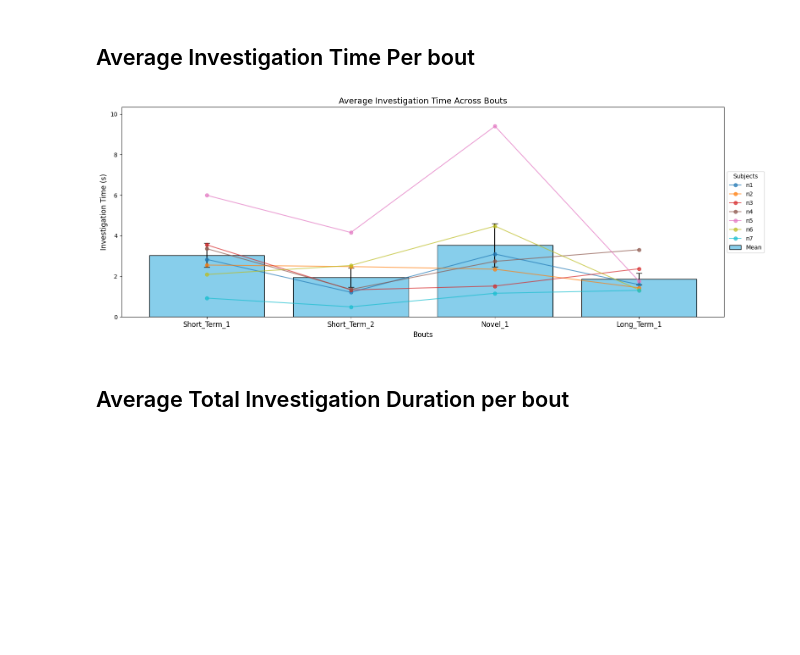
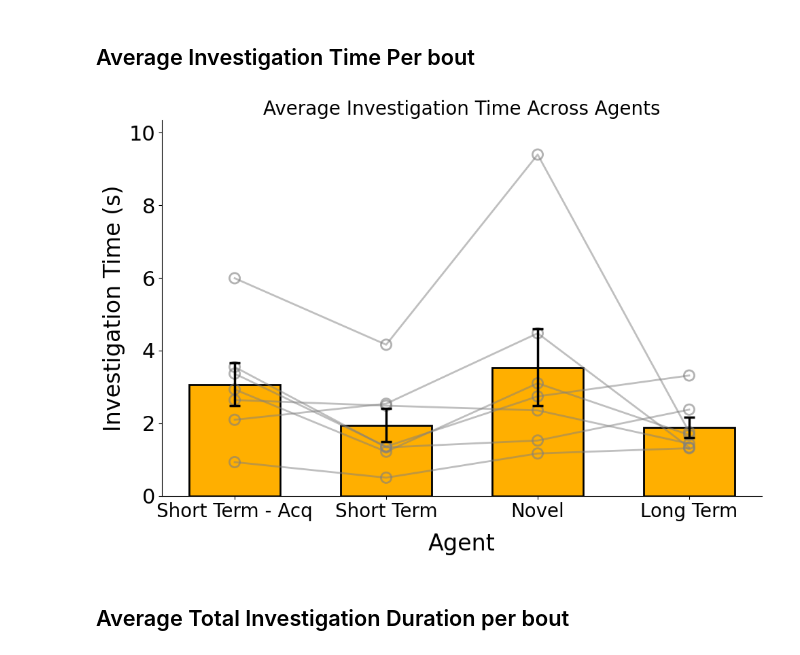
Before and after one commit to AlbertLeei/PCLAB_Photometry, a Jupyter notebook: P2_Code/home_cage/home_cage_analysis.ipynb, the cells around one changed output. Cells and saved outputs as stored; diff of their text form; code cells hidden in the pictures; blank space fills up the shorter version.

```diff
--- a/P2_Code/home_cage/home_cage_analysis.ipynb
+++ b/P2_Code/home_cage/home_cage_analysis.ipynb
@@ -56,12 +59,19 @@ Home Cage Processing n7-240824-062103...
 # %%
 # Define the columns representing the bouts
 columns = ['Short_Term_1', 'Short_Term_2', 'Novel_1', 'Long_Term_1']
 
-avg_inv_duration_df = extract_average_behavior_durations(group_data=group_data, bouts=columns, behavior = 'Investigation')
+# Extract average investigation durations
+avg_inv_duration_df = extract_average_behavior_durations(group_data=group_data, bouts=columns, behavior='Investigation')
 
-plot_y_across_bouts(avg_inv_duration_df, 'Average Investigation Time Across Bouts','Investigation Time (s)')
+# Custom x-tick labels
+custom_labels = ['Short Term - Acq', 'Short Term', 'Novel', 'Long Term']
+
+# Plot the data with custom x-tick labels
+# plot_y_across_bouts(avg_inv_duration_df, 'Average Investigation Time Across Bouts', 'Investigation Time (s)', colors=custom_palette, custom_xtick_labels=custom_labels)
+
+plot_y_across_bouts_gray(avg_inv_duration_df, 'Average Investigation Time Across Agents','Investigation Time (s)', custom_xtick_labels=custom_labels)
 # %% [output]
-[figure, old version]
+[figure, new version]
 # %% [markdown]
 ## Average Total Investigation Duration per bout
 # %%
```
Also changed, not shown: parts of 17 cells of this notebook, 4 other files.
